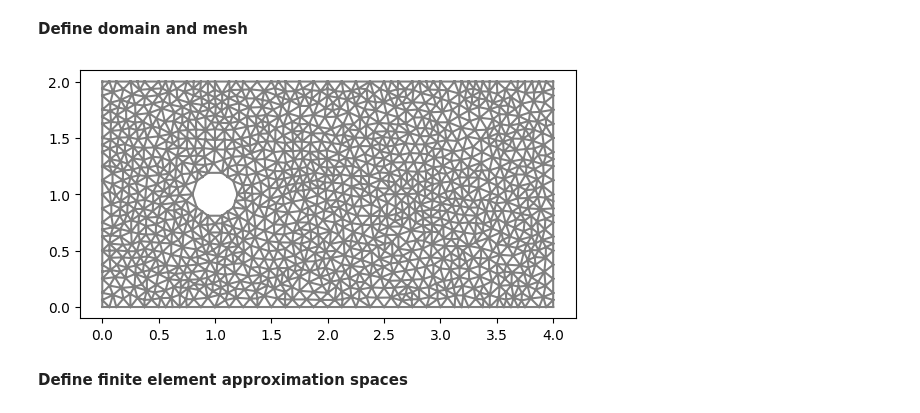
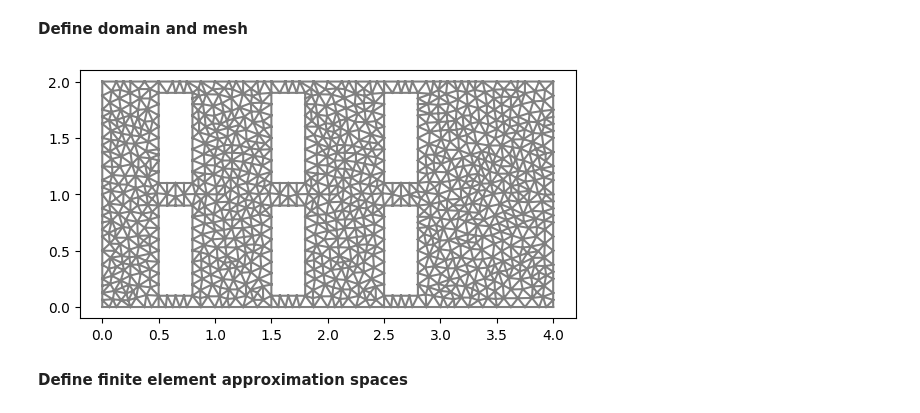
Before and after one commit to ellenmatt/DD2365-aflum, a Jupyter notebook: template-report-Navier-Stokes.ipynb, the cells around one changed output. Saved outputs shown, nothing was run; the diff lists cells and outputs as text; code cells hidden in the pictures.

```diff
--- a/template-report-Navier-Stokes.ipynb
+++ b/template-report-Navier-Stokes.ipynb
@@ -91,6 +91,22 @@ To read more about how to use similar methods for more complex problems, see e.g
 [Hoffman, Johan, et al. "Towards a parameter-free method for high reynolds number turbulent flow simulation based on adaptive finite element approximation." Computer Methods in Applied Mechanics and Engineering 288 (2015): 60-74.](https://www.sciencedirect.com/science/article/pii/S0045782514004836)
 # %% [markdown]
 # **Method**
+# %%
+def get_house(x1, y1, x2, y2):
+  # vertices - vänster ner, höger ner, höger upp, vänster upp
+  # vertices = [Point(XBL, YBL), Point(XBR, YBL), Point(XBR, YUR), Point(XBL, YUR)]
+  vertices = [Point(x1, y1), Point(x2, y1), Point(x2, y2), Point(x1, y2)]
+  return Polygon(vertices)
+# %%
+# Bottom houses
+house1 = get_house(0.5, 0.1, 0.8, 0.9)
+house2 = get_house(1.5, 0.1, 1.8, 0.9)
+house3 = get_house(2.5, 0.1, 2.8, 0.9)
+
+# Top houses
+house4 = get_house(0.5, 1.1, 0.8, 1.9)
+house5 = get_house(1.5, 1.1, 1.8, 1.9)
+house6 = get_house(2.5, 1.1, 2.8, 1.9)
 # %% [markdown]
 **Define domain and mesh**
 # %%
@@ -124,36 +140,39 @@ left = Left()
 right = Right()
 lower = Lower()
 upper = Upper()
 
 # Generate mesh (examples with and without a hole in the mesh)
 resolution = 32
-#mesh = RectangleMesh(Point(0.0, 0.0), Point(L, H), L*resolution, H*resolution)
-mesh = generate_mesh(Rectangle(Point(0.0,0.0), Point(L,H)) - Circle(Point(xc,yc),rc), resolution)
+
+# get_house(x1, y1, x2, y2):
+
+
+mesh = generate_mesh(Rectangle(Point(0.0,0.0), Point(L,H)) - house1 - house2 - house3 - house4 - house5 - house6, resolution)
 
 # Local mesh refinement (specified by a cell marker)
 no_levels = 0
 for i in range(0,no_levels):
   cell_marker = MeshFunction("bool", mesh, mesh.topology().dim())
   for cell in cells(mesh):
     cell_marker[cell] = False
     p = cell.midpoint()
     if p.distance(Point(xc, yc)) < 1.0:
         cell_marker[cell] = True
   mesh = refine(mesh, cell_marker)
 
 # Define mesh functions (for boundary conditions)
 boundaries = MeshFunction("size_t", mesh, mesh.topology().dim()-1)
 boundaries.set_all(0)
 left.mark(boundaries, 1)
 right.mark(boundaries, 2)
 lower.mark(boundaries, 3)
 upper.mark(boundaries, 4)
 
 plt.figure()
 plot(mesh)
 plt.show()
 # %% [output]
-[figure, old version]
+[figure, new version]
 # %% [markdown]
 **Define finite element approximation spaces**
 # %%
```
Also changed, not shown: parts of 2 cells of this notebook.
